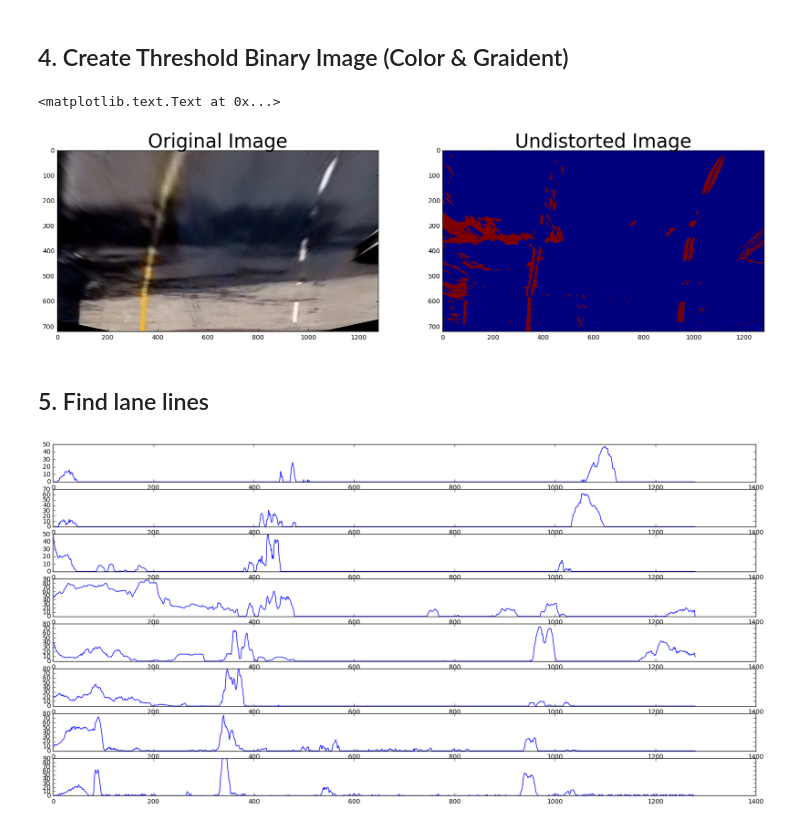
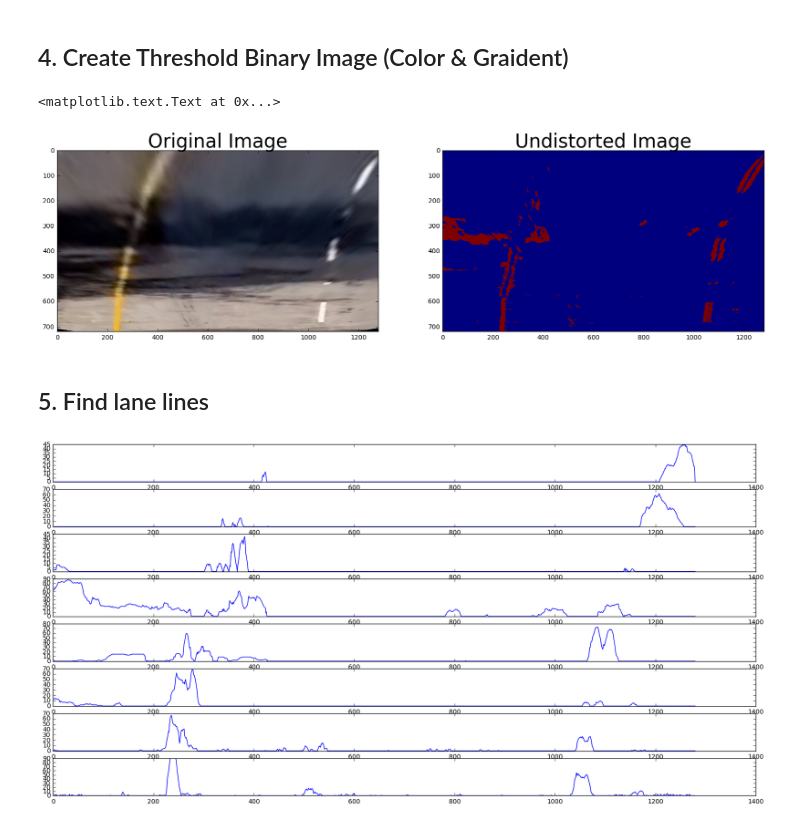
Before and after one commit to chc170/CarND-Advanced-Lane-Lines, a Jupyter notebook: project4.ipynb, the cells around one changed output. Drawn from its saved outputs; the diff is of its cells as text; code cells hidden in the pictures.

```diff
--- a/project4.ipynb
+++ b/project4.ipynb
@@ -82,10 +78,10 @@ def undistort_image(image, mtx, dist):
     return dst
 
 # Test undistortion on an image
-img = cv2.imread('test_images/test5.jpg')
+img = cv2.imread('test_images/test3.jpg')
 mtx, dist = load_undistort_params()
 dst = undistort_image(img, mtx, dist)
-cv2.imwrite('test_images/test5_undist.jpg',dst)
+cv2.imwrite('test_images/test3_undist.jpg',dst)
 
 # Visualize undistortion
 f, (ax1, ax2) = plt.subplots(1, 2, figsize=(20,10))
@@ -102,7 +98,8 @@ ax2.set_title('Undistorted Image', fontsize=30)
 def perspective_transform(image):
 
     src = np.float32([(592, 450), (689, 450), (205, 706), (1095, 706)])
-    dst = np.float32([(350, 0), (930, 0), (350, 720), (930, 720)])
+    #dst = np.float32([(350, 0), (930, 0), (350, 720), (930, 720)])
+    dst = np.float32([(250, 0), (1030, 0), (250, 720), (1030, 720)])
 
     M = cv2.getPerspectiveTransform(src, dst)
     warped = cv2.warpPerspective(image, M, None, flags=cv2.INTER_LINEAR)
@@ -120,7 +117,8 @@ cv2.polylines(dst_line, [pts], True, (0, 0, 255), thickness=3)
 ax1.imshow(cv2.cvtColor(dst_line, cv2.COLOR_BGR2RGB))
 ax1.set_title('Original Image', fontsize=30)
 
-pts = np.array([(350, 0), (930, 0), (930, 720), (350, 720)])
+#pts = np.array([(350, 0), (930, 0), (930, 720), (350, 720)])
+pts = np.array([(250, 0), (1030, 0), (1030, 720), (250, 720)])
 warped_line = warped.copy()
 cv2.polylines(warped_line, [pts], True, (0, 0, 255), thickness=3)
 ax2.imshow(cv2.cvtColor(warped_line, cv2.COLOR_BGR2RGB))
@@ -158,6 +156,7 @@ def create_threshold_binary_image(image, s_thresh=(170, 255), sx_thresh=(20, 100
     binary[sx_mask | s_mask] = 1
     #color_binary = np.dstack(( np.zeros_like(sxbinary), sxbinary, s_binary))
     return binary
+    #return color_binary
 
 binary_img = create_threshold_binary_image(warped)
 
@@ -169,19 +168,20 @@ ax2.imshow(binary_img)
 ax2.set_title('Undistorted Image', fontsize=30)
 # %% [output]
 <matplotlib.text.Text at 0x...>
-[figure, old version]
+[figure, new version]
 # %% [markdown]
 ## 5. Find lane lines
 # %%
+# Visiualize sliding window
 nb_win = 8
 height = binary_img.shape[0]
-unit = math.ceil(height/nb_win)
+win_size = math.ceil(height/nb_win)
 
 f, axes = plt.subplots(nb_win, 1, figsize=(20,10))
 for i, ax in enumerate(axes):
-    start = i * unit
-    end = start + unit
+    start = i * win_size
+    end = start + win_size
     histogram = np.sum(binary_img[start:end,:], axis=0)
     ax.plot(histogram)
 # %% [output]
-[figure, old version]
+[figure, new version]
```
Also changed, not shown: parts of 8 cells of this notebook, 1 other file.
